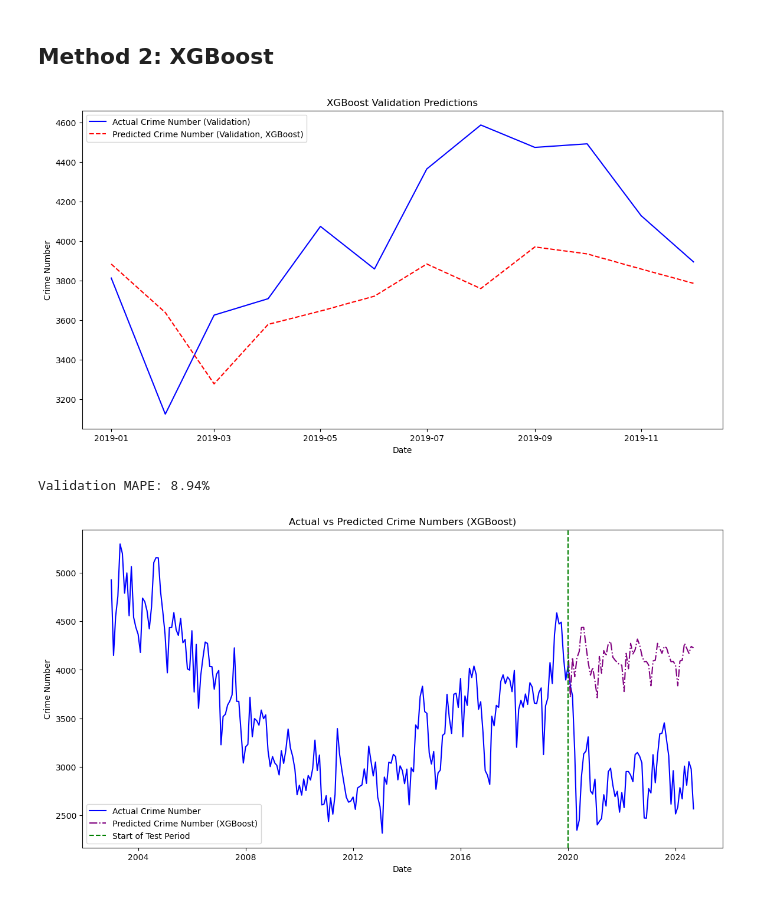
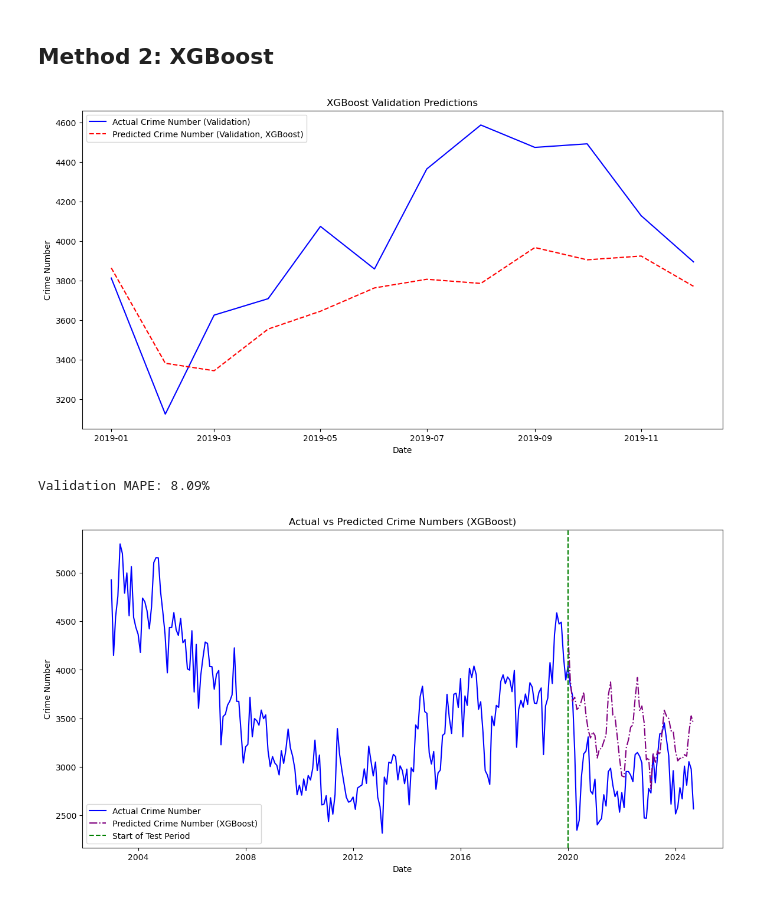
Before and after one commit to HantzeWANG/ECON490, a Jupyter notebook: CrimePrediction.ipynb, the cells around one changed output. Cells and saved outputs as stored; diff of their text form; code cells hidden in the pictures.

```diff
--- a/CrimePrediction.ipynb
+++ b/CrimePrediction.ipynb
@@ -488,7 +488,7 @@ features = [
     'crime_number_lag_1', 'crime_number_lag_2', 'crime_number_lag_3',
     'month', 'year', 'Police officers per 100,000 population',
     'Weighted clearance rate', 'Vancouver Unemployment Rate',
-    'CPI', 'MinWage'
+    'CPI', 'MinWage', 'temperature'
 ]
 X_train = train_data[features]
 y_train = train_data['crime_number']
@@ -529,36 +529,36 @@ xgb_model.fit(X_full_train, y_full_train)
 test_data = merged_df_xgb[merged_df_xgb['date'] >= '2020-01-01'].copy()
 test_data = create_lagged_features(test_data, 'crime_number', 3).fillna(method='ffill').fillna(test_data.mean(numeric_only=True))
 test_data['month'] = test_data['date'].dt.month
 test_data['year'] = test_data['date'].dt.year
 
 test_predictions = []
 for i in range(len(test_data)):
     X_test_row = test_data[features].iloc[i].values.reshape(1, -1)
     pred = xgb_model.predict(X_test_row)[0]
     test_predictions.append(pred)
 
     if i + 1 < len(test_data):
         test_data.loc[test_data.index[i + 1], 'crime_number_lag_1'] = pred
         test_data.loc[test_data.index[i + 1], 'crime_number_lag_2'] = test_data.loc[test_data.index[i], 'crime_number_lag_1']
         test_data.loc[test_data.index[i + 1], 'crime_number_lag_3'] = test_data.loc[test_data.index[i], 'crime_number_lag_2']
 
 test_data['predicted_crime_number_xgb'] = test_predictions
 
 merged_df_xgb = pd.merge(merged_df_xgb, test_data[['date', 'predicted_crime_number_xgb']], how='left', on='date')
 
 plt.figure(figsize=(14, 7))
 plt.plot(merged_df_xgb['date'], merged_df_xgb['crime_number'], label="Actual Crime Number", color="blue")
 plt.plot(merged_df_xgb['date'], merged_df_xgb['predicted_crime_number_xgb'], label="Predicted Crime Number (XGBoost)", color="purple", linestyle="-.")
 plt.axvline(x=pd.to_datetime('2020-01-01'), color='green', linestyle='--', label='Start of Test Period')
 plt.xlabel("Date")
 plt.ylabel("Crime Number")
 plt.title("Actual vs Predicted Crime Numbers (XGBoost)")
 plt.legend()
 plt.show()
 # %% [output]
-[figure, old version]
+[figure, new version]
-Validation MAPE: 8.94%
+Validation MAPE: 8.09%
-[figure, old version]
+[figure, new version]
 # %%
 from sklearn.metrics import mean_absolute_percentage_error
 
```
Also changed, not shown: parts of 5 cells of this notebook.
